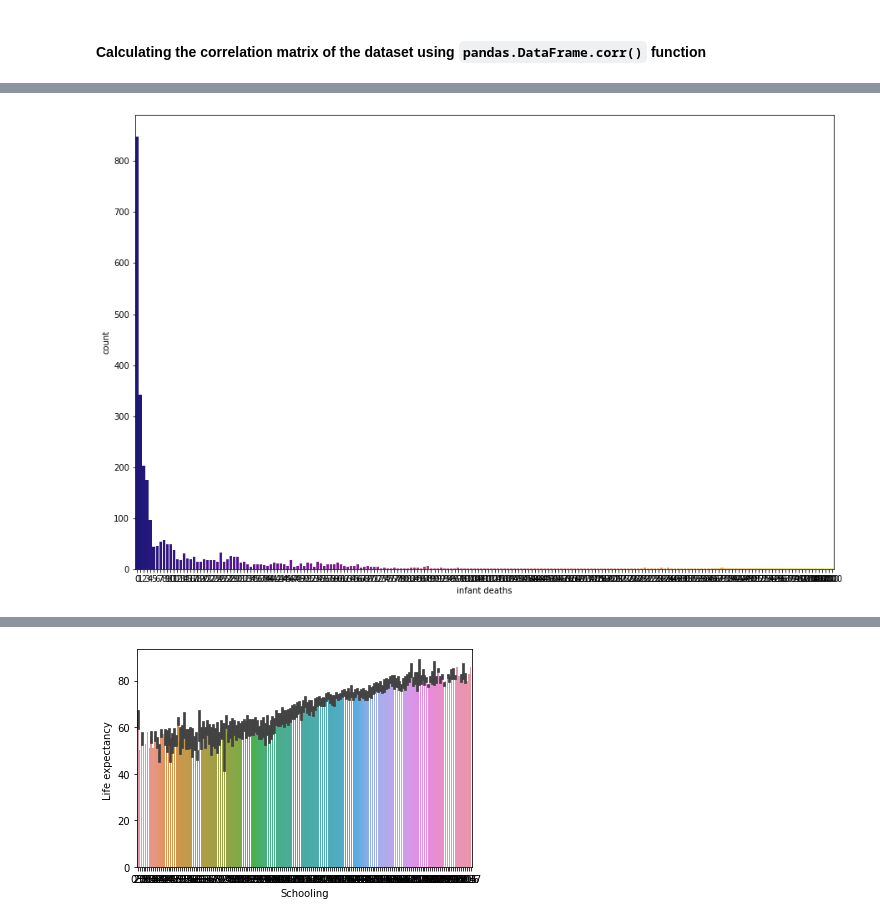
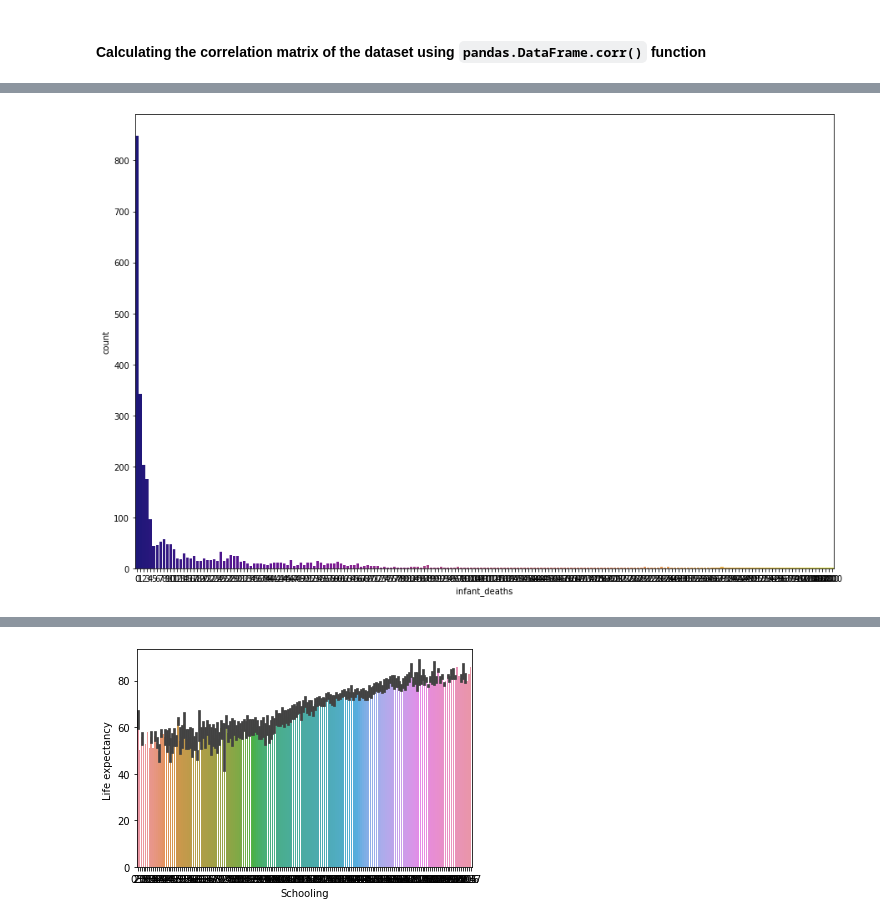
Before and after one commit to Omar-Gebal/Diamonds-Statistical-Analysis-Regression-Classification, a Jupyter notebook: notebook.ipynb, the cells around one changed output, grey strips where cells are left out. Cells and saved outputs as stored; diff of their text form; code cells hidden in the pictures.

```diff
--- a/notebook.ipynb
+++ b/notebook.ipynb
@@ -235,10 +235,10 @@ plt.show()
 # %%
 #Seaborn count plot for status.
 plt.figure(figsize=(15, 10))
-sns.countplot(data['infant deaths'], palette="plasma")
+sns.countplot(data['infant_deaths'], palette="plasma")
 plt.show()
 # %% [output]
-[figure, old version]
+[figure, new version]
 # %%
 #Seaborn heatmap for the correlation between features
 correlation_matrix = data.corr()
```
Also changed, not shown: parts of 42 cells of this notebook.
